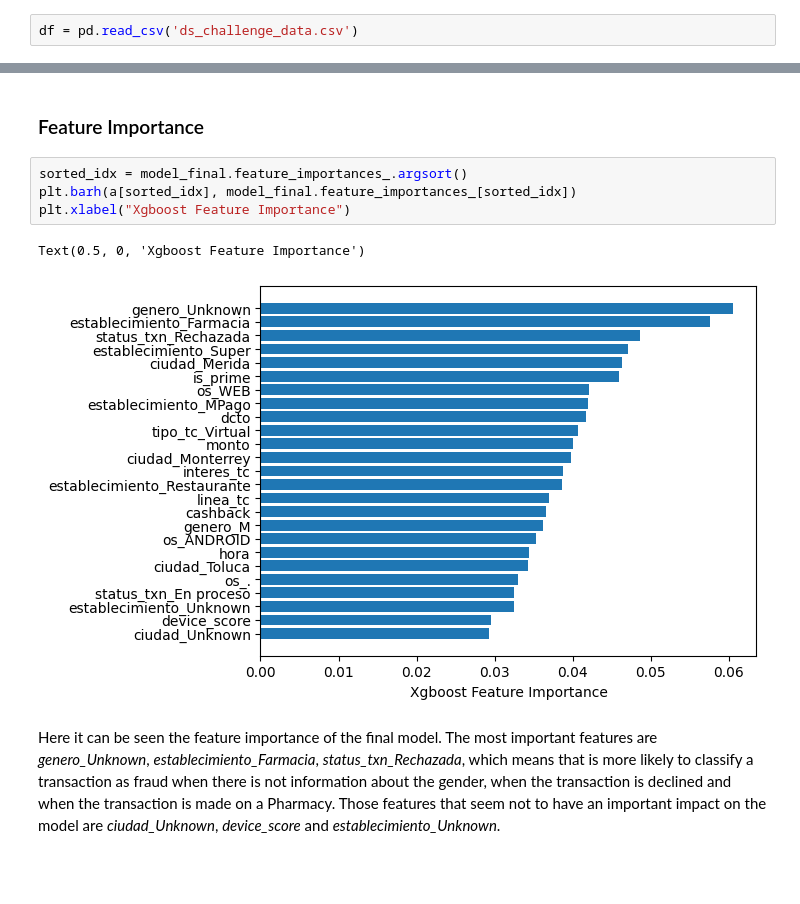
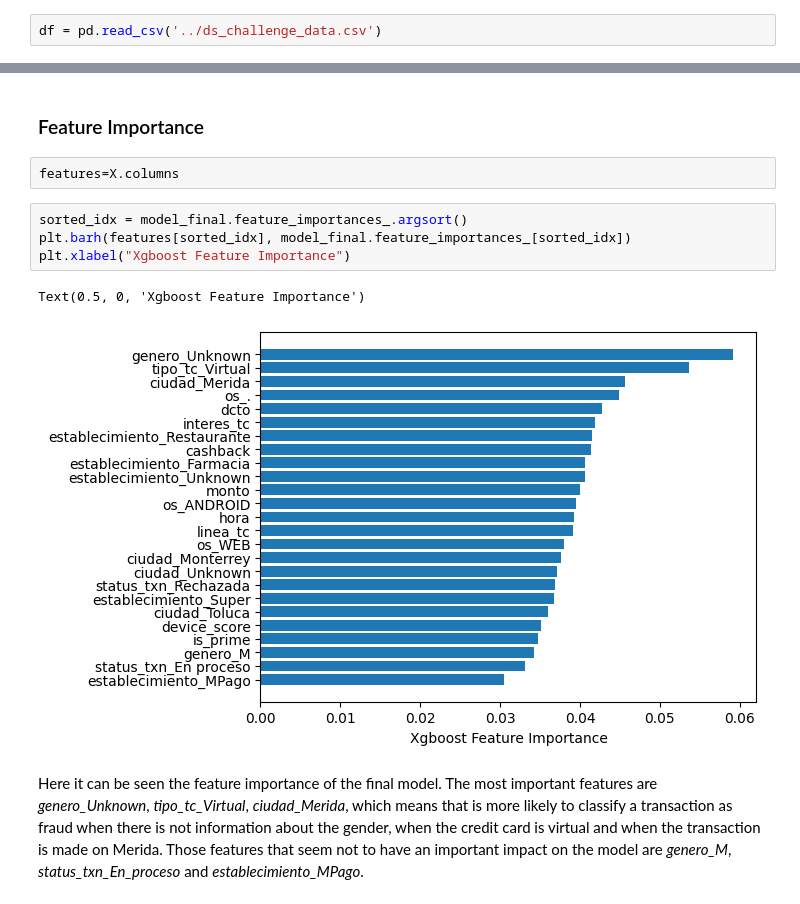
Before and after one commit to Juanes8/DS_Rappi_Challenge-, a Jupyter notebook: Rappi_challenge.ipynb, the cells around one changed output, grey strips where cells are left out. Saved outputs shown, nothing was run; the diff lists cells and outputs as text; blank space fills up the shorter version.

Commit message:
Adding feature importance

```diff
--- a/Rappi_challenge.ipynb
+++ b/Rappi_challenge.ipynb
@@ -15,7 +15,7 @@ import numpy as np
 import matplotlib.pyplot as plt
 import seaborn as sns
 # %%
-df = pd.read_csv('ds_challenge_data.csv')
+df = pd.read_csv('../ds_challenge_data.csv')
 # %%
 df.head(10)
 # %% [output]
@@ -961,11 +961,13 @@ weighted avg    0.98611   0.98630   0.98524      5473
 # %% [markdown]
 ### Feature Importance
+# %%
+features=X.columns
 # %%
 sorted_idx = model_final.feature_importances_.argsort()
-plt.barh(a[sorted_idx], model_final.feature_importances_[sorted_idx])
+plt.barh(features[sorted_idx], model_final.feature_importances_[sorted_idx])
 plt.xlabel("Xgboost Feature Importance")
 # %% [output]
 Text(0.5, 0, 'Xgboost Feature Importance')
-[figure, old version]
+[figure, new version]
 # %% [markdown]
-Here it can be seen the feature importance of the final model. The most important features are *genero_Unknown*, *establecimiento_Farmacia*, *status_txn_Rechazada*, which means that is more likely to classify a transaction as fraud when there is not information about the gender, when the transaction is declined and when the transaction is made on a Pharmacy. Those features that seem not to have an important impact on the model are *ciudad_Unknown*, *device_score* and *establecimiento_Unknown*.
+Here it can be seen the feature importance of the final model. The most important features are *genero_Unknown*, *tipo_tc_Virtual*, *ciudad_Merida*, which means that is more likely to classify a transaction as fraud when there is not information about the gender, when the credit card is virtual and when the transaction is made on Merida. Those features that seem not to have an important impact on the model are *genero_M*, *status_txn_En_proceso* and *establecimiento_MPago*.
```
Also changed, not shown: parts of 15 cells of this notebook.
